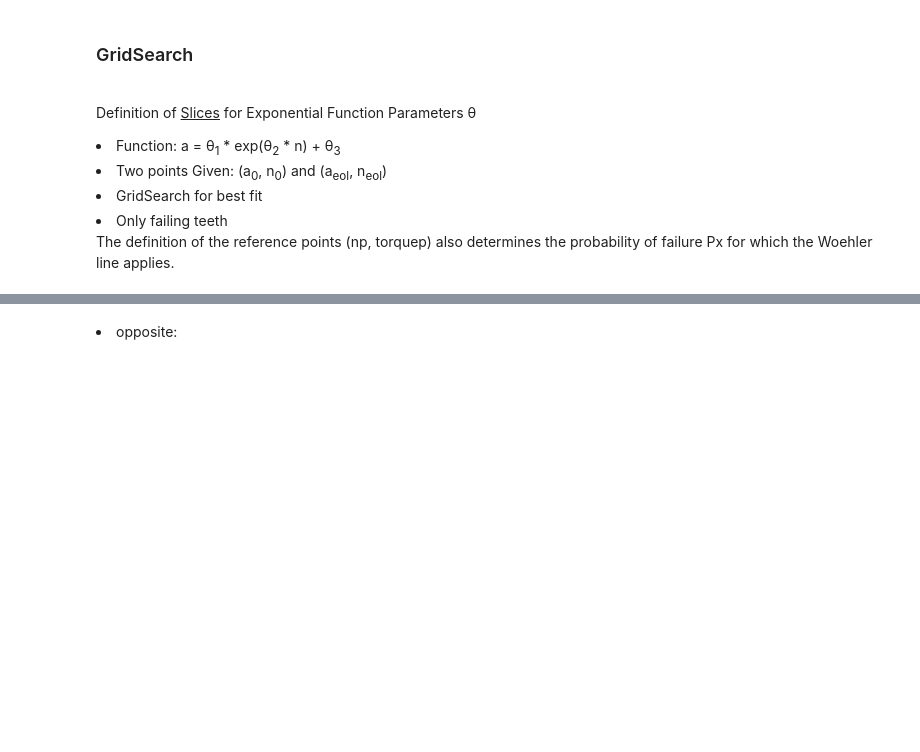
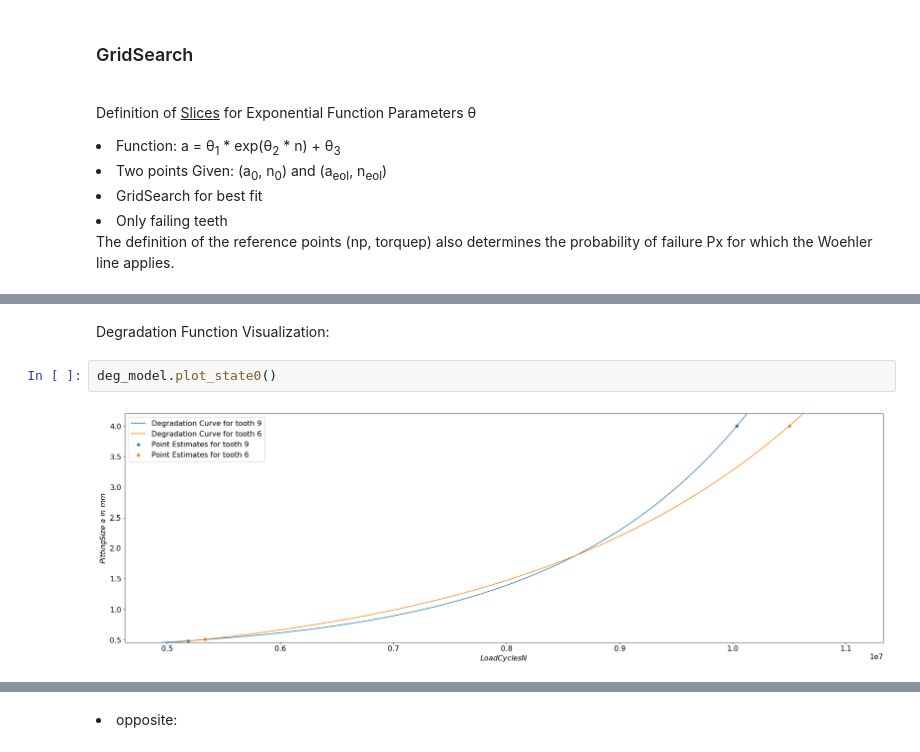
Before and after one commit to HoChiak/Gearbox, a Jupyter notebook: RF_Sim_GearboxVibration.ipynb, the cells around one changed output, grey strips where cells are left out. Cells and saved outputs as stored; diff of their text form; blank space fills up the shorter version.

```diff
--- a/RF_Sim_GearboxVibration.ipynb
+++ b/RF_Sim_GearboxVibration.ipynb
@@ -621,0 +673,6 @@ gf.plot_gear_polar(deg_model.state0, kind='order')
+# %% [markdown]
+<p>Degradation Function Visualization:</p>
+# %%
+deg_model.plot_state0()
+# %% [output]
+[figure, added]
```
Also changed, not shown: parts of 28 cells of this notebook.
